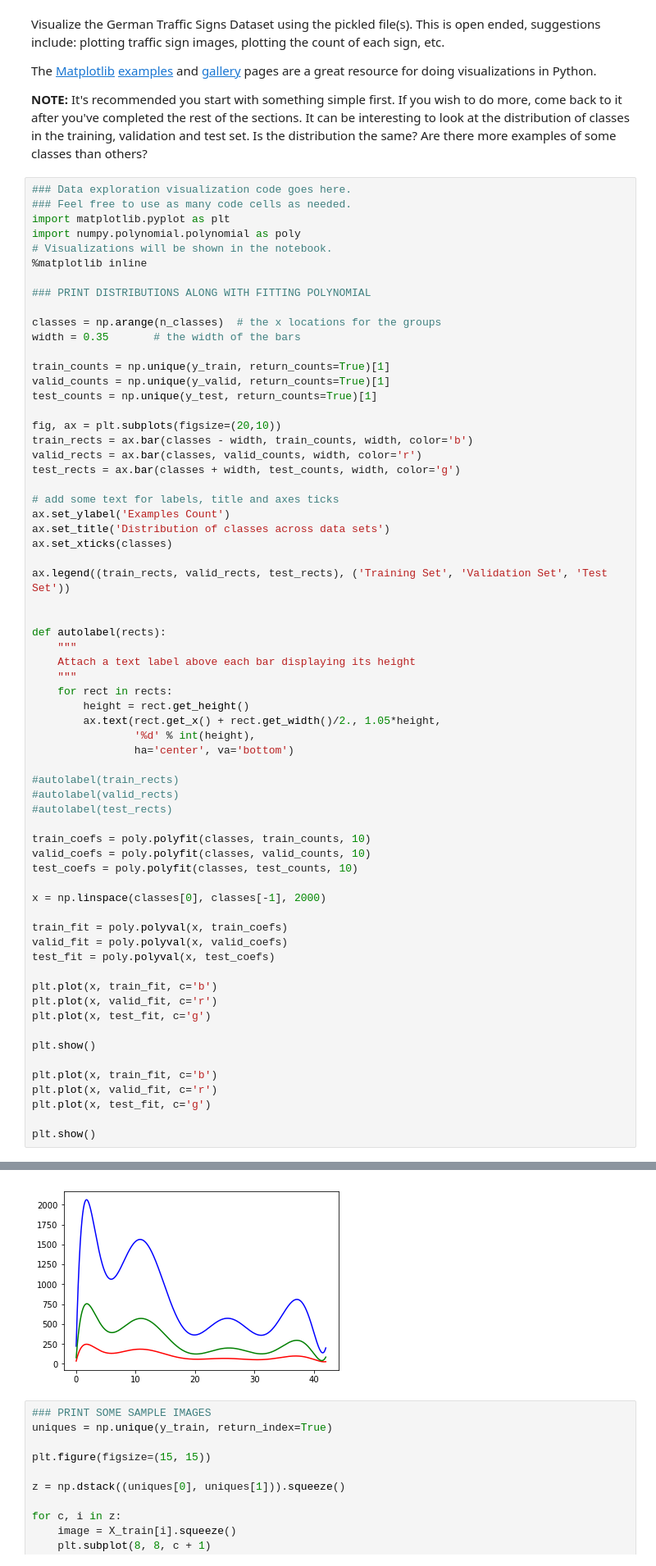
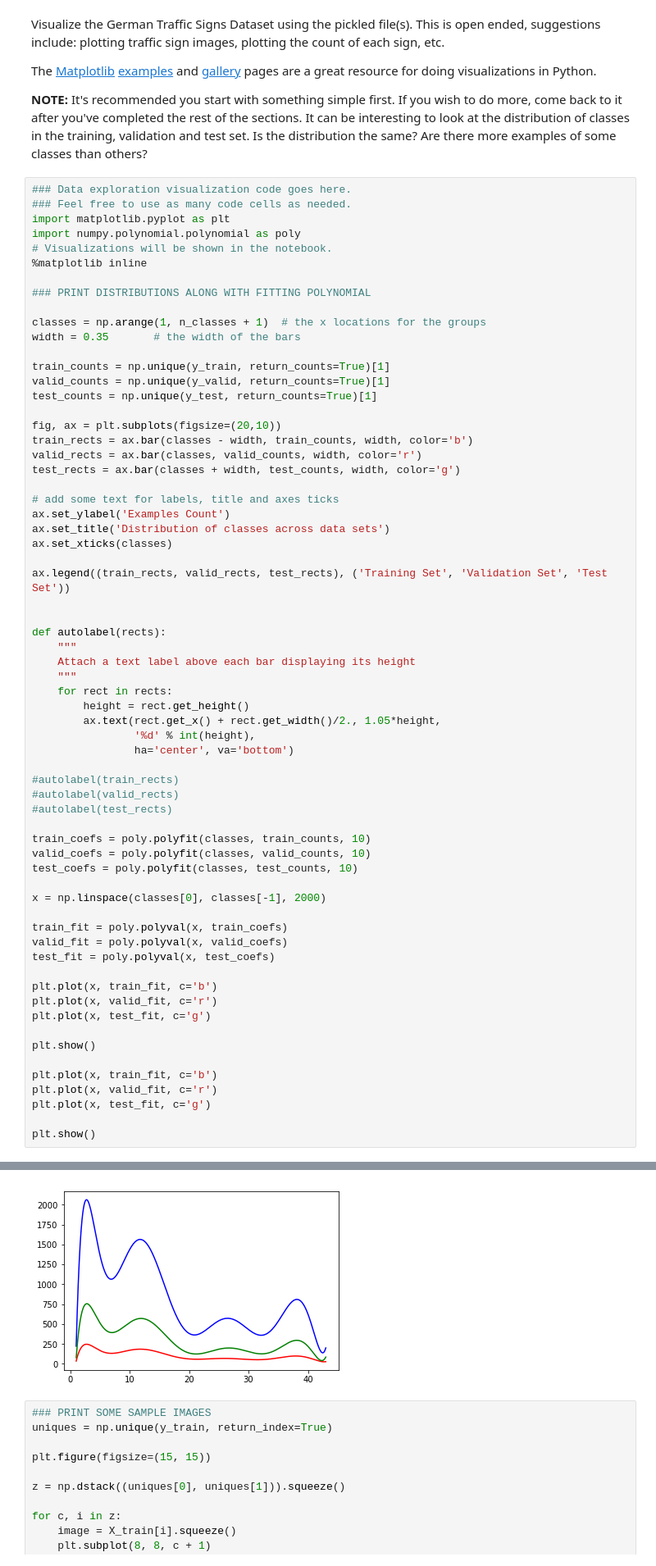
Before and after one commit to vburca/SDC-ND, a Jupyter notebook: projects/p2-traffic_sign_classifier/Traffic_Sign_Classifier.ipynb, the cells around one changed output, grey strips where cells are left out. Shown at 82% size. Drawn from its saved outputs; the diff is of its cells as text.

```diff
--- a/projects/p2-traffic_sign_classifier/Traffic_Sign_Classifier.ipynb
+++ b/projects/p2-traffic_sign_classifier/Traffic_Sign_Classifier.ipynb
@@ -103,7 +103,7 @@ import numpy.polynomial.polynomial as poly
 
 ### PRINT DISTRIBUTIONS ALONG WITH FITTING POLYNOMIAL
 
-classes = np.arange(n_classes)  # the x locations for the groups
+classes = np.arange(1, n_classes + 1)  # the x locations for the groups
 width = 0.35       # the width of the bars
 
 train_counts = np.unique(y_train, return_counts=True)[1]
@@ -133,34 +133,34 @@ def autolabel(rects):
                 '%d' % int(height),
                 ha='center', va='bottom')
 
 #autolabel(train_rects)
 #autolabel(valid_rects)
 #autolabel(test_rects)
 
 train_coefs = poly.polyfit(classes, train_counts, 10)
 valid_coefs = poly.polyfit(classes, valid_counts, 10)
 test_coefs = poly.polyfit(classes, test_counts, 10)
 
 x = np.linspace(classes[0], classes[-1], 2000)
 
 train_fit = poly.polyval(x, train_coefs)
 valid_fit = poly.polyval(x, valid_coefs)
 test_fit = poly.polyval(x, test_coefs)
 
 plt.plot(x, train_fit, c='b')
 plt.plot(x, valid_fit, c='r')
 plt.plot(x, test_fit, c='g')
 
 plt.show()
 
 plt.plot(x, train_fit, c='b')
 plt.plot(x, valid_fit, c='r')
 plt.plot(x, test_fit, c='g')
 
 plt.show()
 # %% [output]
 [figure]
-[figure, old version]
+[figure, new version]
 # %%
 ### PRINT SOME SAMPLE IMAGES
 uniques = np.unique(y_train, return_index=True)
```
Also changed, not shown: parts of 10 cells of this notebook, 9 other files.
